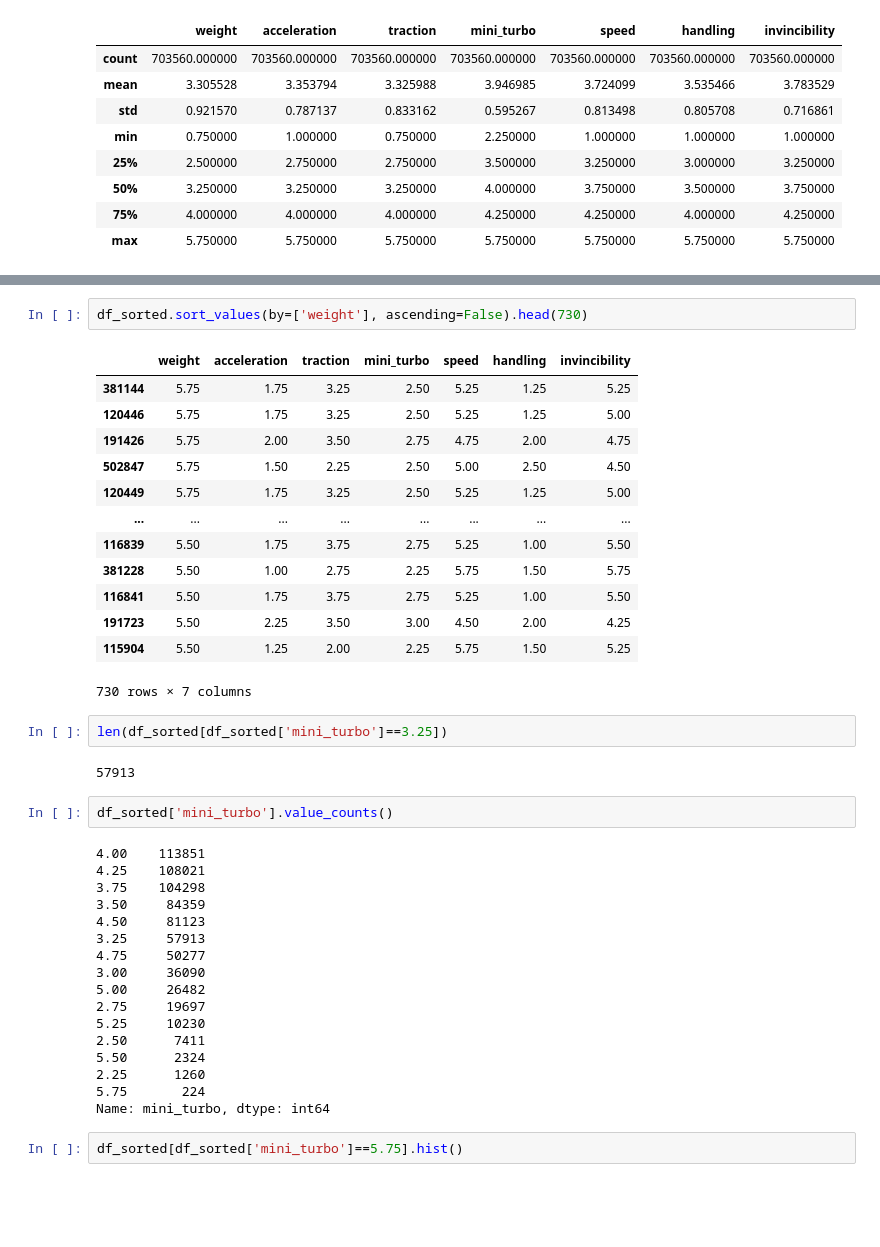
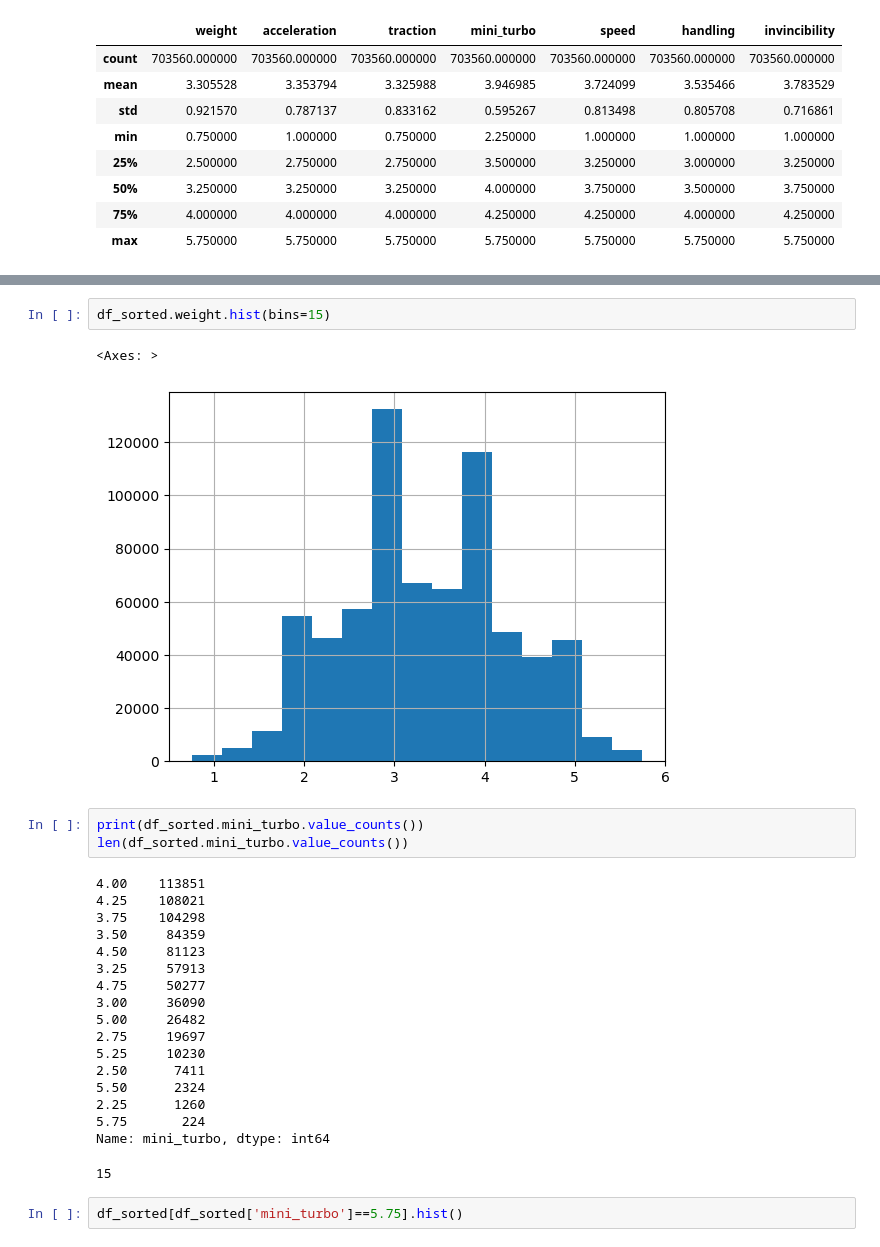
Before and after one commit to FernandoDanielArroyo/mk8, a Jupyter notebook: df_stats.ipynb, the cells around one changed output, grey strips where cells are left out. Drawn from its saved outputs; the diff is of its cells as text; blank space fills up the shorter version.

```diff
--- a/df_stats.ipynb
+++ b/df_stats.ipynb
@@ -192,25 +218,11 @@ df_sorted.hist(bins=30);
-# %%
-df_sorted.sort_values(by=['weight'], ascending=False).head(730)
-# %% [output]
-|  | weight | acceleration | traction | mini_turbo | speed | handling | invincibility |
-| 381144 | 5.75 | 1.75 | 3.25 | 2.50 | 5.25 | 1.25 | 5.25 |
-| 120446 | 5.75 | 1.75 | 3.25 | 2.50 | 5.25 | 1.25 | 5.00 |
-| 191426 | 5.75 | 2.00 | 3.50 | 2.75 | 4.75 | 2.00 | 4.75 |
-| 502847 | 5.75 | 1.50 | 2.25 | 2.50 | 5.00 | 2.50 | 4.50 |
-| 120449 | 5.75 | 1.75 | 3.25 | 2.50 | 5.25 | 1.25 | 5.00 |
-| ... | ... | ... | ... | ... | ... | ... | ... |
-| 116839 | 5.50 | 1.75 | 3.75 | 2.75 | 5.25 | 1.00 | 5.50 |
-| 381228 | 5.50 | 1.00 | 2.75 | 2.25 | 5.75 | 1.50 | 5.75 |
-| 116841 | 5.50 | 1.75 | 3.75 | 2.75 | 5.25 | 1.00 | 5.50 |
-| 191723 | 5.50 | 2.25 | 3.50 | 3.00 | 4.50 | 2.00 | 4.25 |
-| 115904 | 5.50 | 1.25 | 2.00 | 2.25 | 5.75 | 1.50 | 5.25 |
-730 rows × 7 columns
-# %%
-len(df_sorted[df_sorted['mini_turbo']==3.25])
-# %% [output]
-57913
+# %%
+df_sorted.weight.hist(bins=15)
+# %% [output]
+<Axes: >
+[figure, added]
 # %%
-df_sorted['mini_turbo'].value_counts()
+print(df_sorted.mini_turbo.value_counts())
+len(df_sorted.mini_turbo.value_counts())
 # %% [output]
 4.00    113851
 4.25    108021
@@ -228,6 +240,7 @@ df_sorted['mini_turbo'].value_counts()
 2.25      1260
 5.75       224
 Name: mini_turbo, dtype: int64
+15
 # %%
 df_sorted[df_sorted['mini_turbo']==5.75].hist()
 # %% [output]
```
Also changed, not shown: parts of 4 cells of this notebook.
